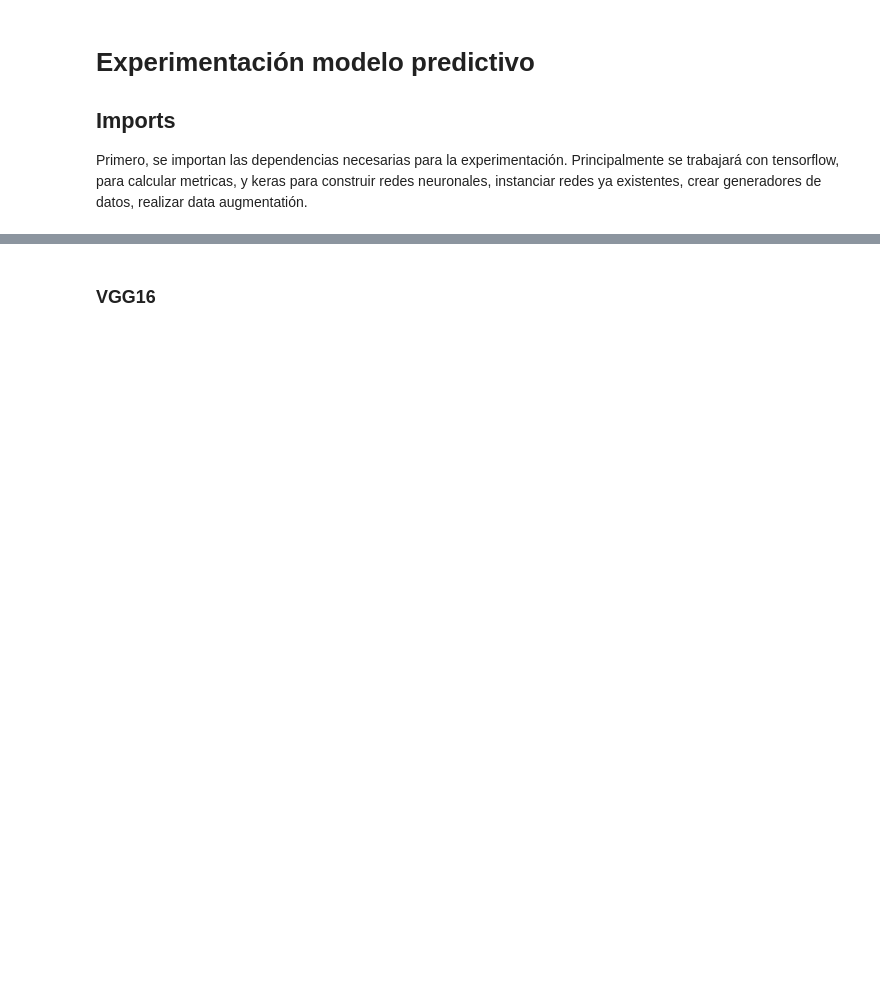
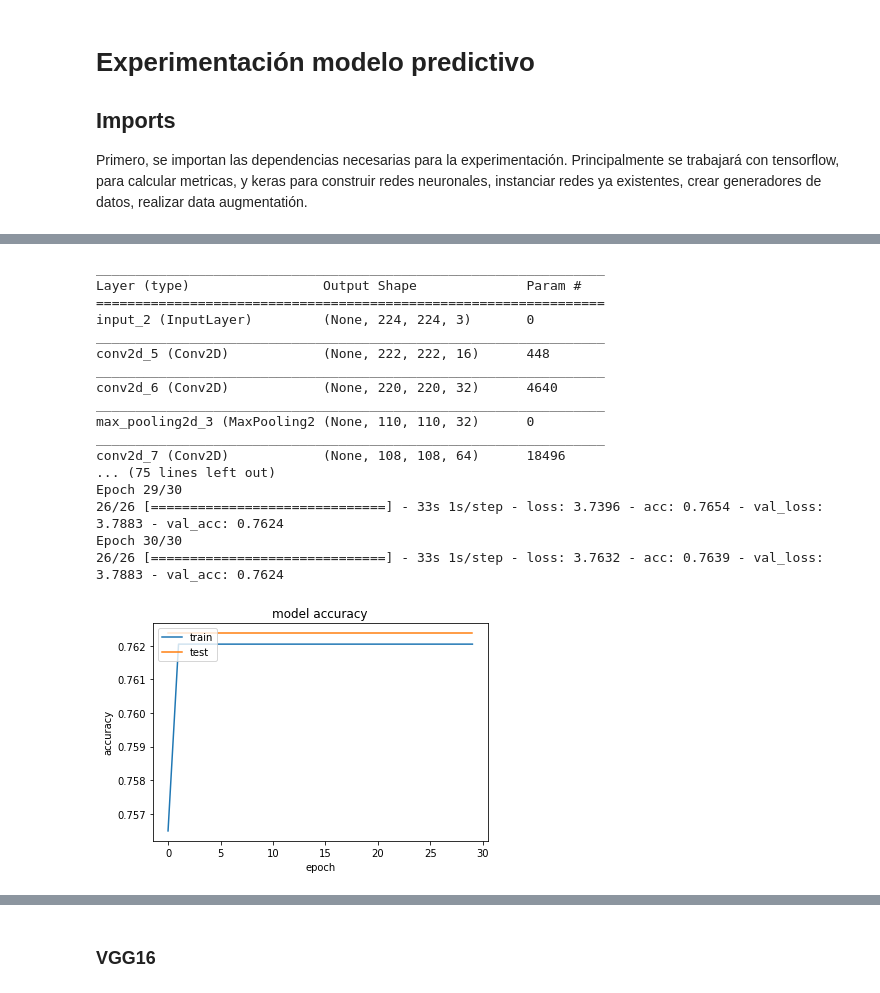
Before and after one commit to diegolamus/InvestigacionLeishmaniasis, a Jupyter notebook: ModeloPredictivo/Experiment.ipynb, the cells around one changed output, grey strips where cells are left out. Saved outputs shown, nothing was run; the diff lists cells and outputs as text; code cells hidden in the pictures; blank space fills up the shorter version.

```diff
--- a/ModeloPredictivo/Experiment.ipynb
+++ b/ModeloPredictivo/Experiment.ipynb
@@ -230,0 +172,24 @@ export(model)
+# %%
+model = build_CNN_model()
+history = train_model(model,'leishmaniasis',30)
+plt = get_plt(history)
+plt.show()
+# %% [output]
+_________________________________________________________________
+Layer (type)                 Output Shape              Param #
+=================================================================
+input_2 (InputLayer)         (None, 224, 224, 3)       0
+_________________________________________________________________
+conv2d_5 (Conv2D)            (None, 222, 222, 16)      448
+_________________________________________________________________
+conv2d_6 (Conv2D)            (None, 220, 220, 32)      4640
+_________________________________________________________________
+max_pooling2d_3 (MaxPooling2 (None, 110, 110, 32)      0
+_________________________________________________________________
+conv2d_7 (Conv2D)            (None, 108, 108, 64)      18496
+... (75 lines left out)
+Epoch 29/30
+26/26 [==============================] - 33s 1s/step - loss: 3.7396 - acc: 0.7654 - val_loss: 3.7883 - val_acc: 0.7624
+Epoch 30/30
+26/26 [==============================] - 33s 1s/step - loss: 3.7632 - acc: 0.7639 - val_loss: 3.7883 - val_acc: 0.7624
+[figure, added]
```
Also changed, not shown: parts of 58 cells of this notebook, 2 other files.
